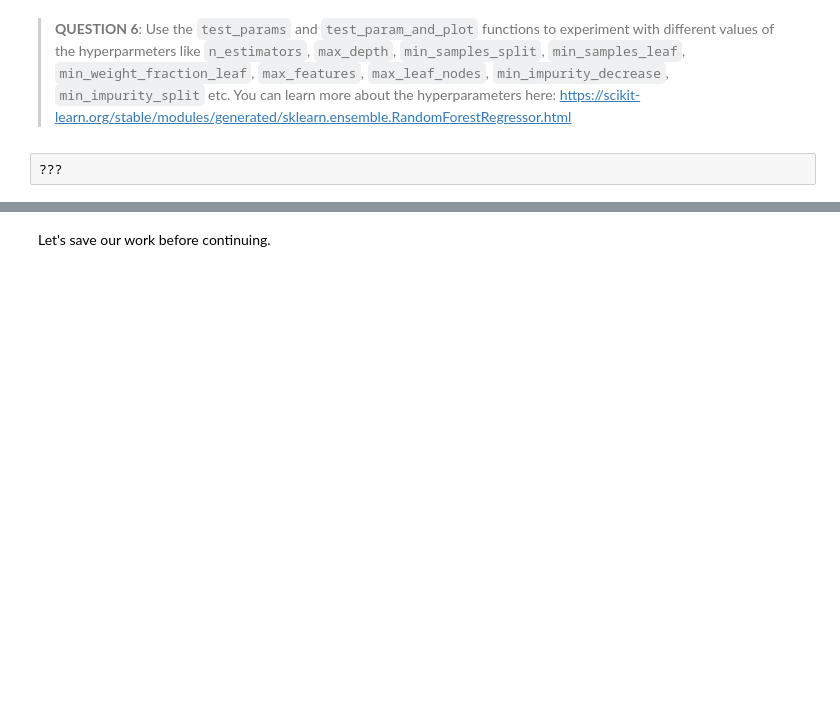
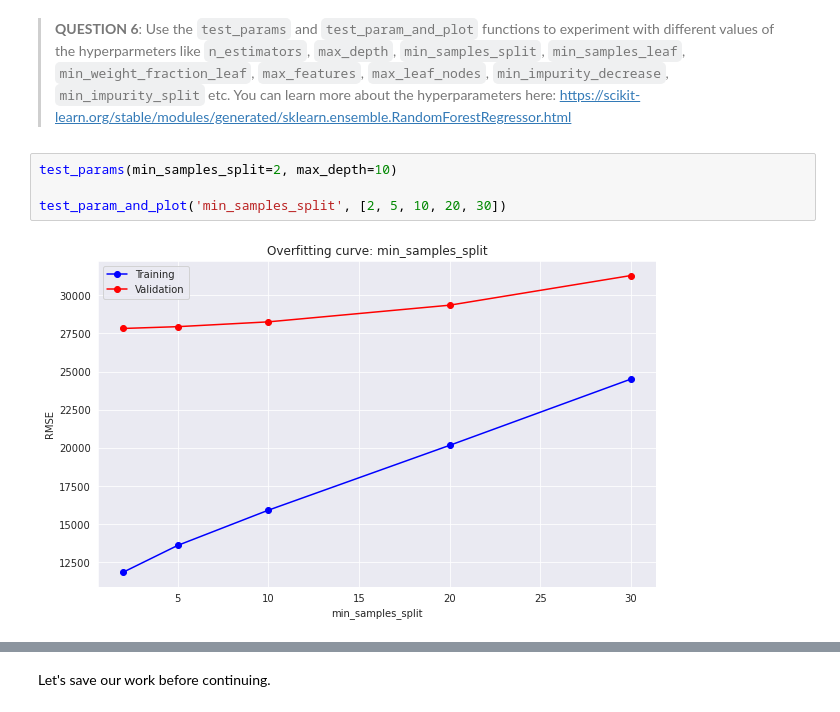
Before and after one commit to Nish-008/Machine_Learning_Practice, a Jupyter notebook: python-random-forests-assignment.ipynb, the cells around one changed output, grey strips where cells are left out. Cells and saved outputs as stored; diff of their text form; blank space fills up the shorter version.

Commit message:
using test params

```diff
--- a/python-random-forests-assignment.ipynb
+++ b/python-random-forests-assignment.ipynb
@@ -373,4 +379,8 @@ jovian.commit()
 # %% [markdown]
 > **QUESTION 6**: Use the `test_params` and `test_param_and_plot` functions to experiment with different values of the  hyperparmeters like `n_estimators`, `max_depth`, `min_samples_split`, `min_samples_leaf`, `min_weight_fraction_leaf`, `max_features`, `max_leaf_nodes`, `min_impurity_decrease`, `min_impurity_split` etc. You can learn more about the hyperparameters here: https://scikit-learn.org/stable/modules/generated/sklearn.ensemble.RandomForestRegressor.html
 # %%
-???
+test_params(min_samples_split=2, max_depth=10)
+
+test_param_and_plot('min_samples_split', [2, 5, 10, 20, 30])
+# %% [output]
+[figure, added]
```
Also changed, not shown: parts of 9 cells of this notebook.
